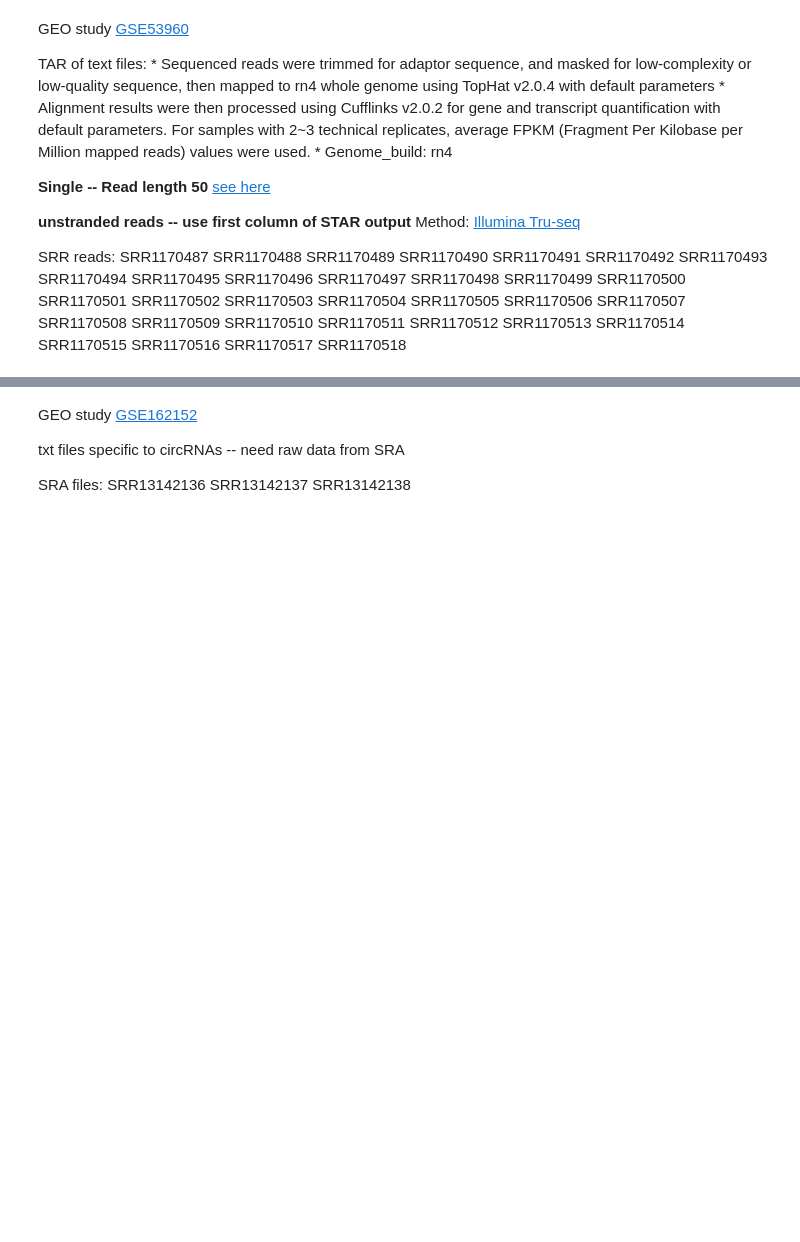
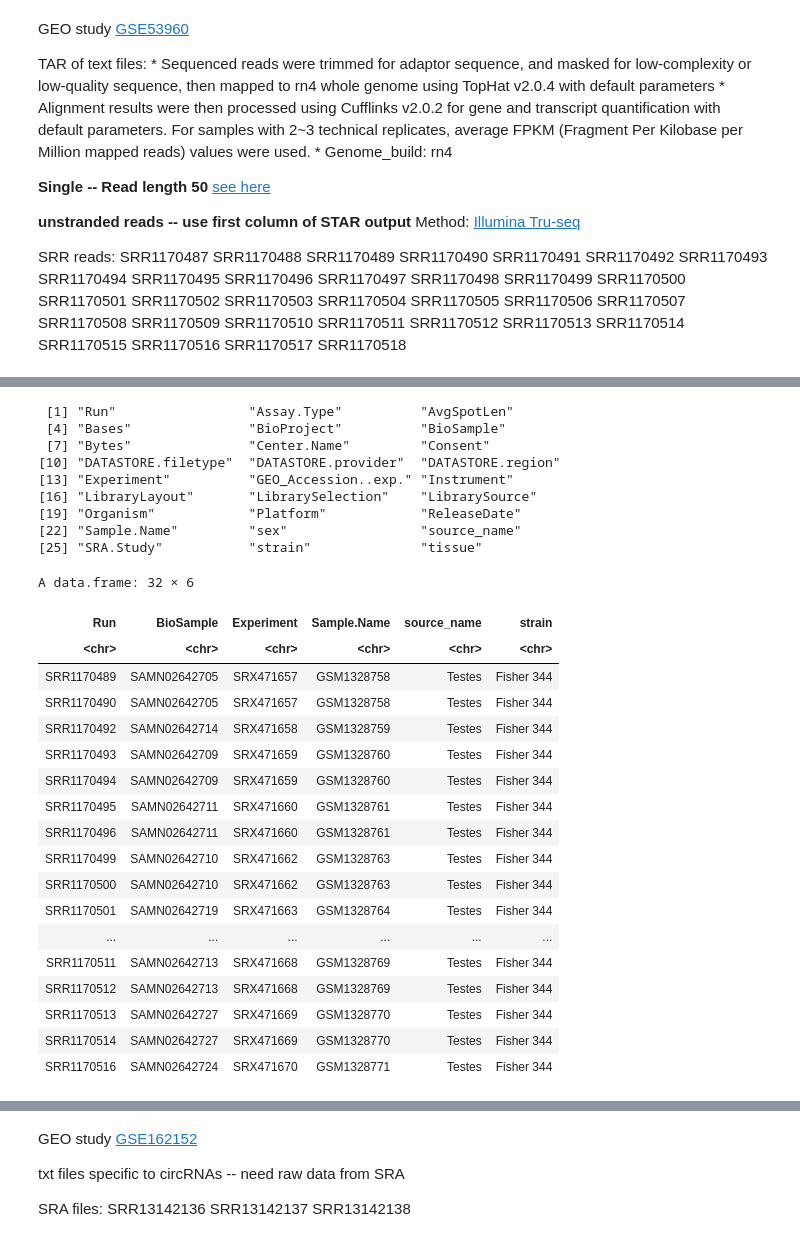
Before and after one commit to bchansen3/testis_dev-geneexp, a Jupyter notebook: testis_gene_meta.ipynb, the cells around one changed output, grey strips where cells are left out. Drawn from its saved outputs; the diff is of its cells as text; code cells hidden in the pictures; blank space fills up the shorter version.

Commit message:
add data

```diff
--- a/testis_gene_meta.ipynb
+++ b/testis_gene_meta.ipynb
@@ -244,0 +261,39 @@ A data.frame: 6 × 32
+# %%
+# add metadata
+
+metadata <- read.csv("/bigdata/faustmanlab/bch/gse53960/gse53960_metadata.txt")
+
+colnames(metadata)
+
+metadata<-select(metadata,'Run', 'BioSample', 'Experiment', 'Sample.Name', 'source_name', 'strain')
+
+metadata
+# %% [output]
+ [1] "Run"                 "Assay.Type"          "AvgSpotLen"
+ [4] "Bases"               "BioProject"          "BioSample"
+ [7] "Bytes"               "Center.Name"         "Consent"
+[10] "DATASTORE.filetype"  "DATASTORE.provider"  "DATASTORE.region"
+[13] "Experiment"          "GEO_Accession..exp." "Instrument"
+[16] "LibraryLayout"       "LibrarySelection"    "LibrarySource"
+[19] "Organism"            "Platform"            "ReleaseDate"
+[22] "Sample.Name"         "sex"                 "source_name"
+[25] "SRA.Study"           "strain"              "tissue"
+A data.frame: 32 × 6
+| Run | BioSample | Experiment | Sample.Name | source_name | strain |
+| <chr> | <chr> | <chr> | <chr> | <chr> | <chr> |
+| SRR1170489 | SAMN02642705 | SRX471657 | GSM1328758 | Testes | Fisher 344 |
+| SRR1170490 | SAMN02642705 | SRX471657 | GSM1328758 | Testes | Fisher 344 |
+| SRR1170492 | SAMN02642714 | SRX471658 | GSM1328759 | Testes | Fisher 344 |
+| SRR1170493 | SAMN02642709 | SRX471659 | GSM1328760 | Testes | Fisher 344 |
+| SRR1170494 | SAMN02642709 | SRX471659 | GSM1328760 | Testes | Fisher 344 |
+| SRR1170495 | SAMN02642711 | SRX471660 | GSM1328761 | Testes | Fisher 344 |
+| SRR1170496 | SAMN02642711 | SRX471660 | GSM1328761 | Testes | Fisher 344 |
+| SRR1170499 | SAMN02642710 | SRX471662 | GSM1328763 | Testes | Fisher 344 |
+| SRR1170500 | SAMN02642710 | SRX471662 | GSM1328763 | Testes | Fisher 344 |
+| SRR1170501 | SAMN02642719 | SRX471663 | GSM1328764 | Testes | Fisher 344 |
+| ... | ... | ... | ... | ... | ... |
+| SRR1170511 | SAMN02642713 | SRX471668 | GSM1328769 | Testes | Fisher 344 |
+| SRR1170512 | SAMN02642713 | SRX471668 | GSM1328769 | Testes | Fisher 344 |
+| SRR1170513 | SAMN02642727 | SRX471669 | GSM1328770 | Testes | Fisher 344 |
+| SRR1170514 | SAMN02642727 | SRX471669 | GSM1328770 | Testes | Fisher 344 |
+| SRR1170516 | SAMN02642724 | SRX471670 | GSM1328771 | Testes | Fisher 344 |
```
Also changed, not shown: parts of 13 cells of this notebook.
